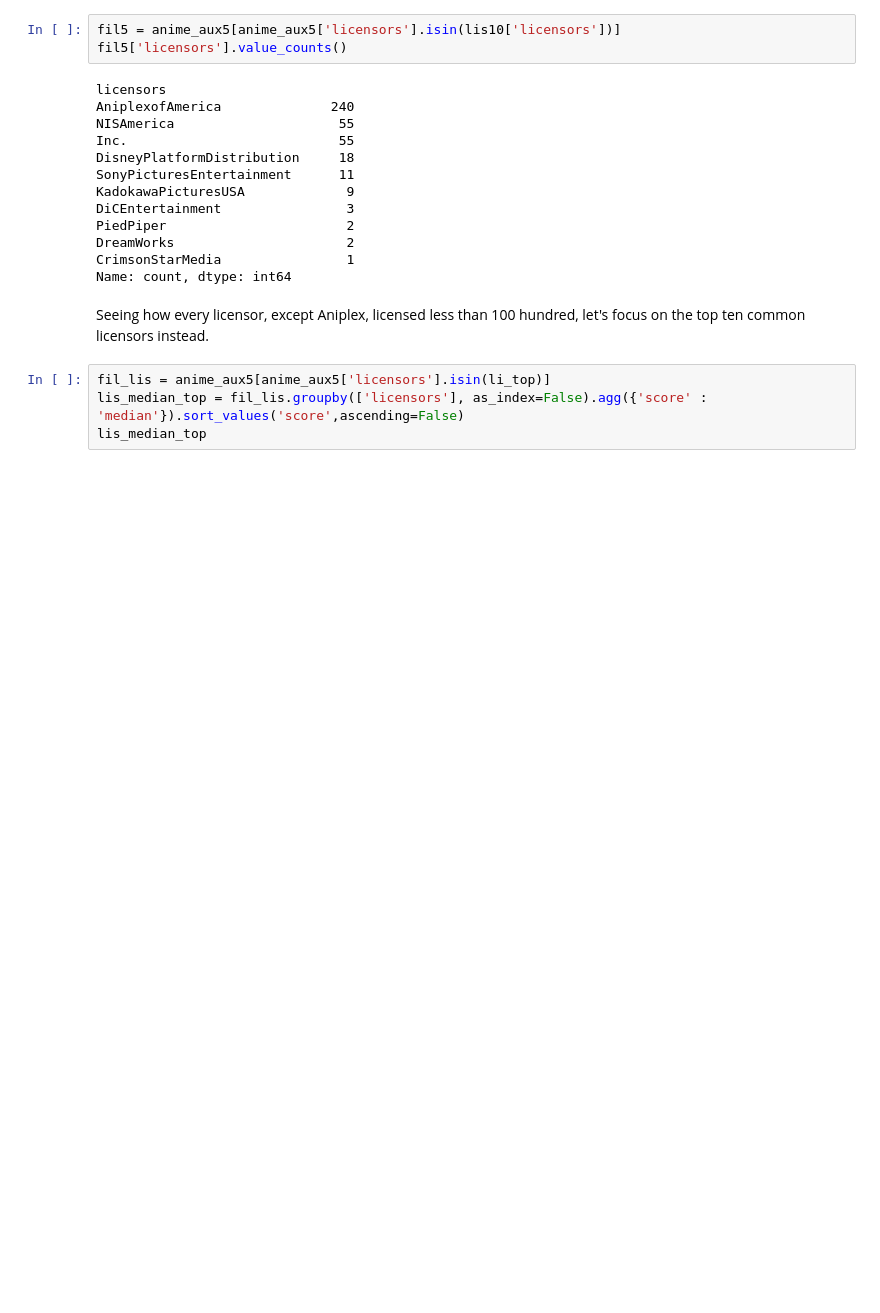
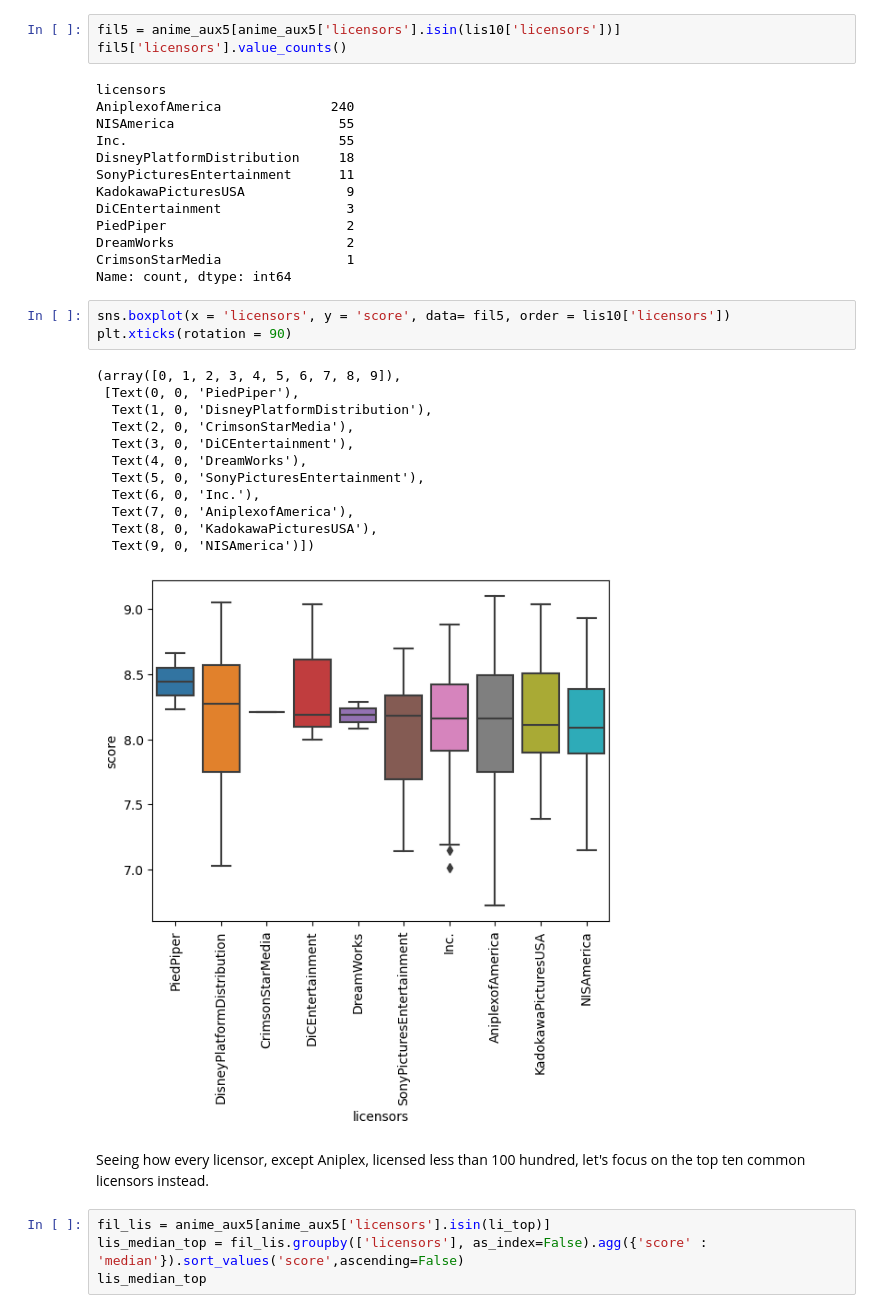
Before and after one commit to Sjue/Anime-Features, a Jupyter notebook: Cap2_EDA.ipynb, the cells around one changed output. Cells and saved outputs as stored; diff of their text form; blank space fills up the shorter version.

```diff
--- a/Cap2_EDA.ipynb
+++ b/Cap2_EDA.ipynb
@@ -836,6 +979,22 @@ PiedPiper                       2
 DreamWorks                      2
 CrimsonStarMedia                1
 Name: count, dtype: int64
+# %%
+sns.boxplot(x = 'licensors', y = 'score', data= fil5, order = lis10['licensors'])
+plt.xticks(rotation = 90)
+# %% [output]
+(array([0, 1, 2, 3, 4, 5, 6, 7, 8, 9]),
+ [Text(0, 0, 'PiedPiper'),
+  Text(1, 0, 'DisneyPlatformDistribution'),
+  Text(2, 0, 'CrimsonStarMedia'),
+  Text(3, 0, 'DiCEntertainment'),
+  Text(4, 0, 'DreamWorks'),
+  Text(5, 0, 'SonyPicturesEntertainment'),
+  Text(6, 0, 'Inc.'),
+  Text(7, 0, 'AniplexofAmerica'),
+  Text(8, 0, 'KadokawaPicturesUSA'),
+  Text(9, 0, 'NISAmerica')])
+[figure, added]
 # %% [markdown]
 Seeing how every licensor, except Aniplex, licensed less than 100 hundred, let's focus on the top ten common licensors instead.
 # %%
```
Also changed, not shown: parts of 16 cells of this notebook, 2 other files.
